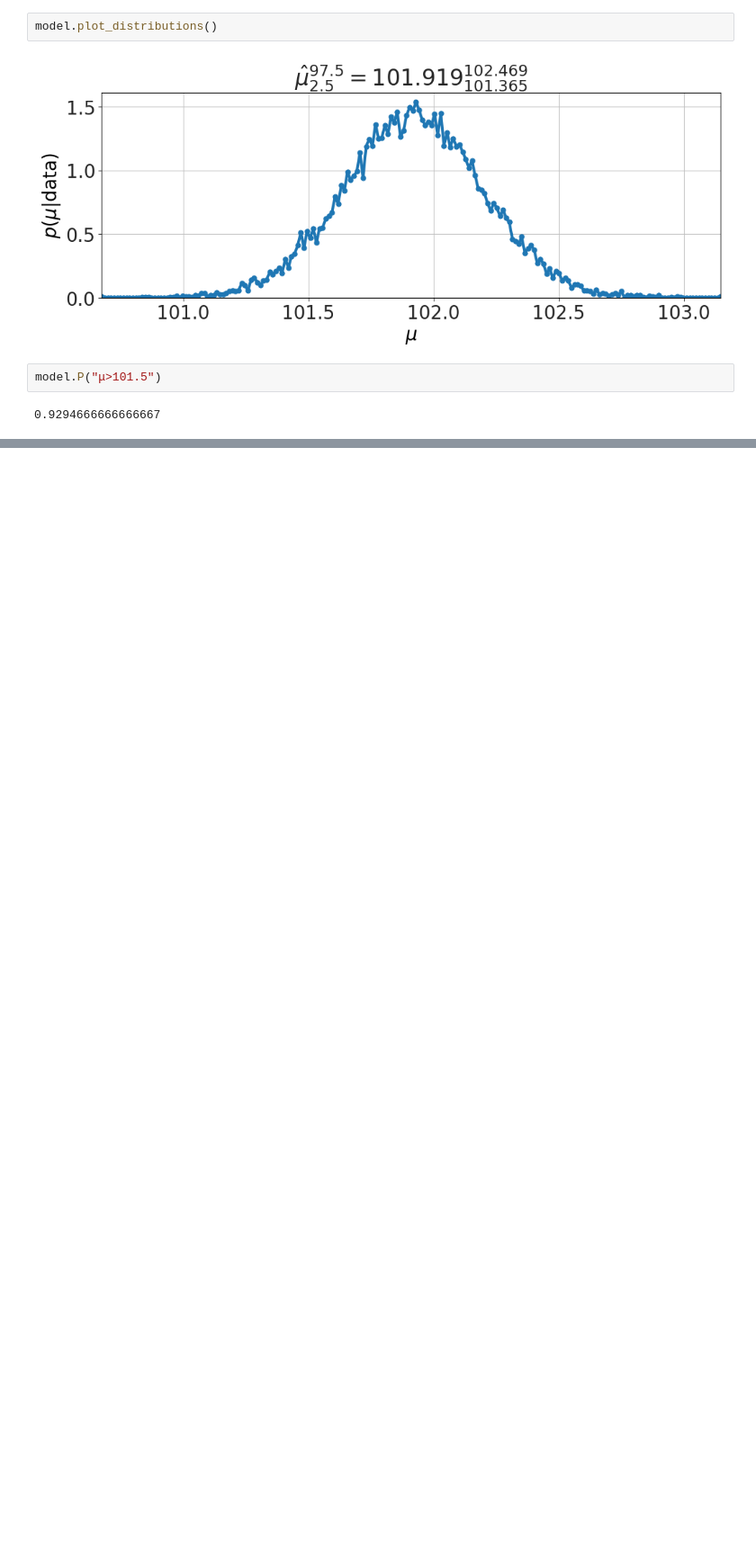
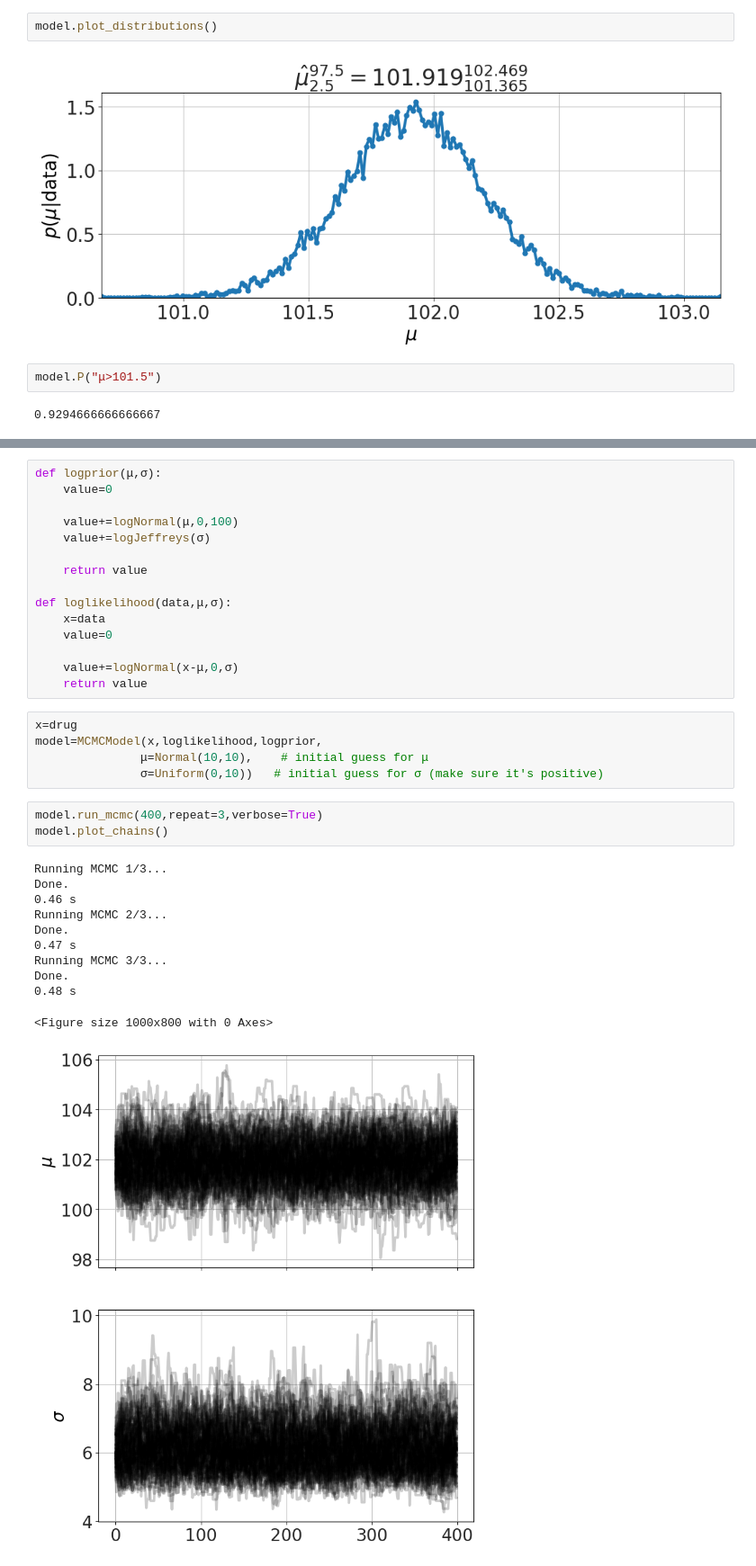
Before and after one commit to bblais/Computer-Programming-for-the-Sciences-Spring-2024, a Jupyter notebook: Sprint #3 - Probability and Uncertainty/2024-03-26 - Best Estimate.ipynb, the cells around one changed output, grey strips where cells are left out. Shown at 90% size. Cells and saved outputs as stored; diff of their text form; blank space fills up the shorter version.

Commit message:
mcmc

```diff
--- a/Sprint #3 - Probability and Uncertainty/2024-03-26 - Best Estimate.ipynb
+++ b/Sprint #3 - Probability and Uncertainty/2024-03-26 - Best Estimate.ipynb
@@ -54,0 +61,35 @@ model.P("μ>101.5")
+# %%
+def logprior(μ,σ):
+    value=0
+
+    value+=logNormal(μ,0,100)
+    value+=logJeffreys(σ)
+
+    return value
+
+def loglikelihood(data,μ,σ):
+    x=data
+    value=0
+
+    value+=logNormal(x-μ,0,σ)
+    return value
+# %%
+x=drug
+model=MCMCModel(x,loglikelihood,logprior,
+               μ=Normal(10,10),    # initial guess for μ
+               σ=Uniform(0,10))   # initial guess for σ (make sure it's positive)
+# %%
+model.run_mcmc(400,repeat=3,verbose=True)
+model.plot_chains()
+# %% [output]
+Running MCMC 1/3...
+Done.
+0.46 s
+Running MCMC 2/3...
+Done.
+0.47 s
+Running MCMC 3/3...
+Done.
+0.48 s
+<Figure size 1000x800 with 0 Axes>
+[figure, added]
```
Also changed, not shown: parts of 14 cells of this notebook, 1 other file.
